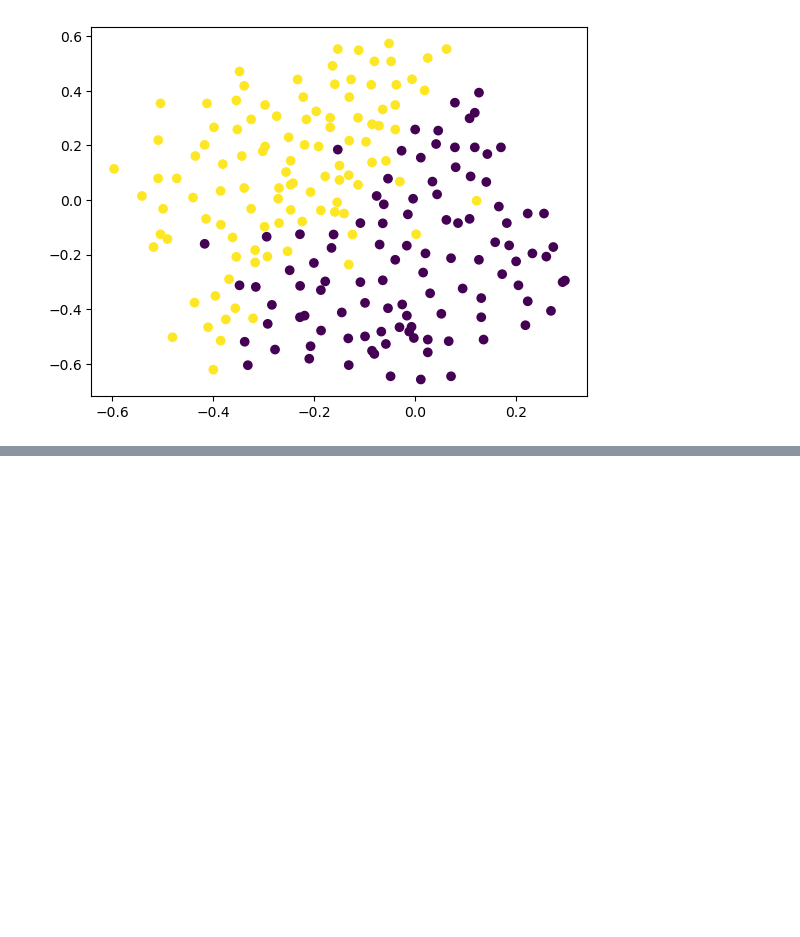
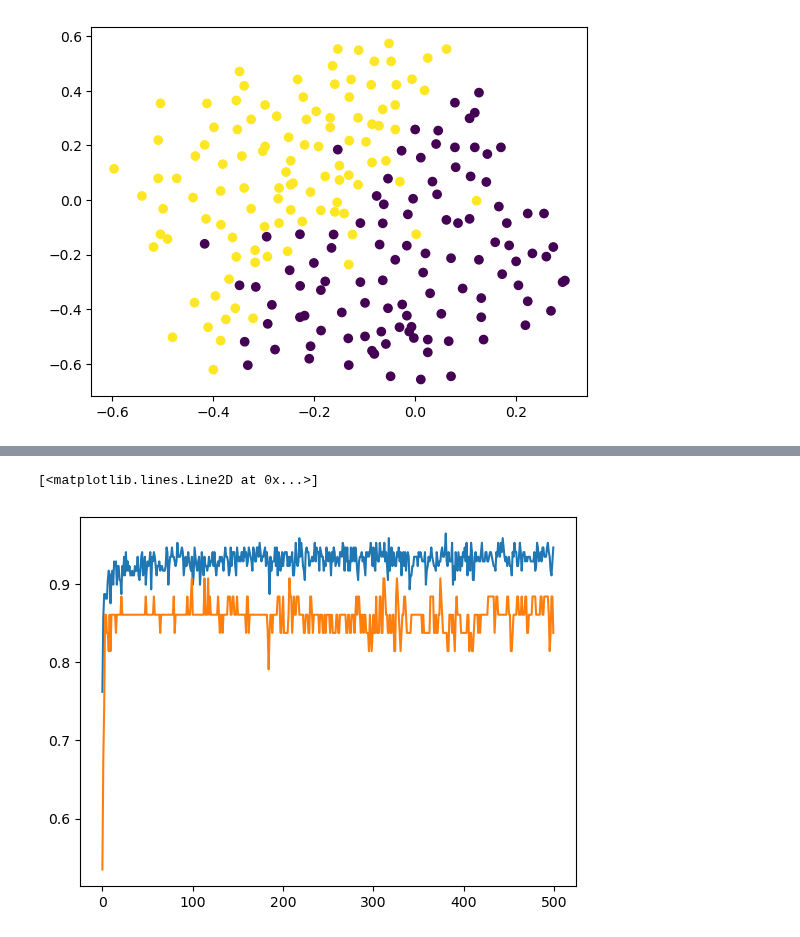
Before and after one commit to AyushVaZe67/Deep-Learning, a Jupyter notebook: Learning/Dropout Layer/DropoutLayerClassification.ipynb, the cells around one changed output, grey strips where cells are left out. Cells and saved outputs as stored; diff of their text form; code cells hidden in the pictures; blank space fills up the shorter version.

```diff
--- a/Learning/Dropout Layer/DropoutLayerClassification.ipynb
+++ b/Learning/Dropout Layer/DropoutLayerClassification.ipynb
@@ -295,0 +338,6 @@ history = model.fit(X, y, epochs=500, validation_split = 0.2,verbose=1)
+# %%
+plt.plot(history.history['accuracy'])
+plt.plot(history.history['val_accuracy'])
+# %% [output]
+[<matplotlib.lines.Line2D at 0x...>]
+[figure, added]
```
Also changed, not shown: parts of 7 cells of this notebook.
